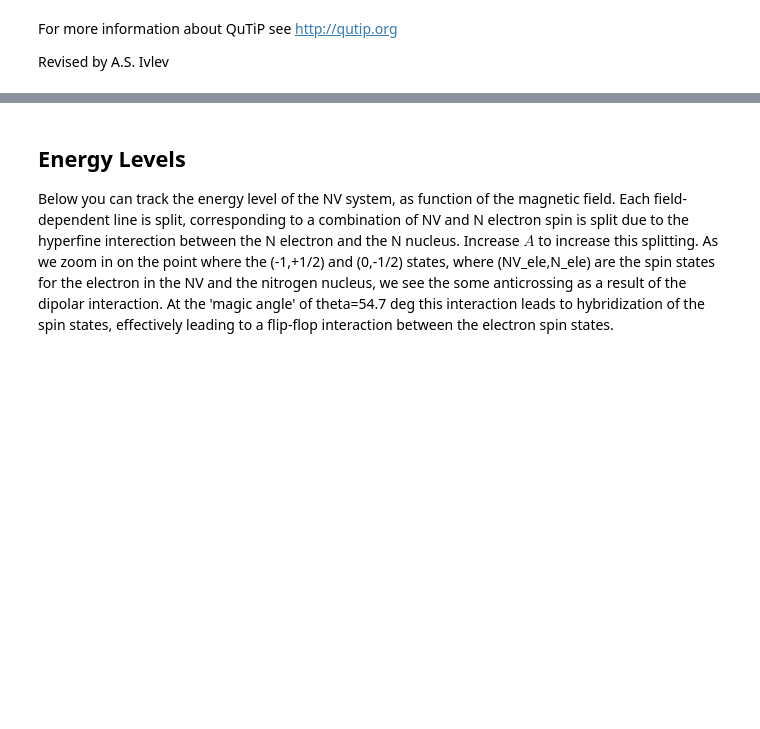
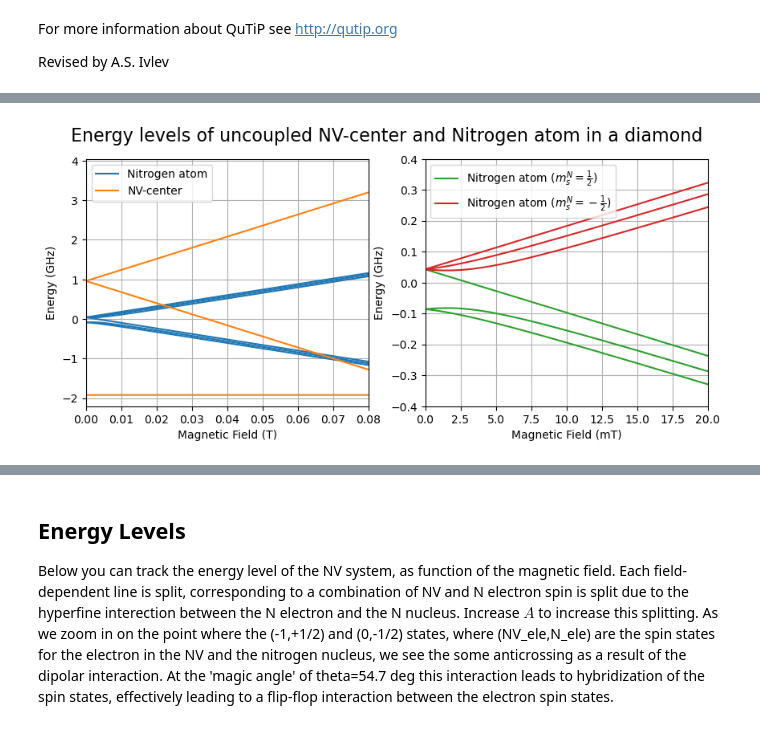
Before and after one commit to RoaldvdBoogaart/QDQC_project, a Jupyter notebook: code/7_HF_couplings_P1center.ipynb, the cells around one changed output, grey strips where cells are left out. Saved outputs shown, nothing was run; the diff lists cells and outputs as text; code cells hidden in the pictures; blank space fills up the shorter version.

Commit message:
add hf plot for NV center

```diff
--- a/code/7_HF_couplings_P1center.ipynb
+++ b/code/7_HF_couplings_P1center.ipynb
@@ -23,0 +34,4 @@ from hamiltonians import nitrogen_vacancy_hamiltonian, nitrogen_hamiltonian, dip
+# %%
+nv_ops_subsys = (S1_x, S1_y, S1_z)
+n_ops_subsys = (tensor(qeye(3), S_x), tensor(qeye(3), S_y), tensor(qeye(3), S_z))
+i_ops_subsys = (tensor(S1_x, qeye(2)), tensor(S1_y, qeye(2)), tensor(S1_z, qeye(2)))
@@ -23,0 +60,46 @@ from hamiltonians import nitrogen_vacancy_hamiltonian, nitrogen_hamiltonian, dip
+# %%
+fig, ax = plt.subplots(1, 2, figsize=(10, 4))
+
+fig.suptitle('Energy levels of uncoupled NV-center and Nitrogen atom in a diamond', fontsize=16)
+
+for i in range(6):
+    if i == 0:
+        ax[0].plot(b_fields, (N_eigen_energies[i, :] / 1e9).tolist(), label='Nitrogen atom', color='C0')
+    else:
+        ax[0].plot(b_fields, (N_eigen_energies[i, :] / 1e9).tolist(), color='C0')
+
+for i in range(3):
+    if i == 0:
+        ax[0].plot(b_fields, (NV_eigen_energies[i, :] / 1e9).tolist(), label='NV-center', color='C1')
+    else:
+        ax[0].plot(b_fields, (NV_eigen_energies[i, :] / 1e9).tolist(), color='C1')
+
+ax[0].set_xlabel('Magnetic Field (T)')
+ax[0].set_ylabel('Energy (GHz)')
+ax[0].set_xlim(0, 800e-4)
+
+ax[0].grid()
+ax[0].legend()
+
+for i in range(3):
+    if i == 0:
+        ax[1].plot(b_fields * 1e3, (N_eigen_energies[i, :] / 1e9).tolist(), label=r'Nitrogen atom ($m^{N}_s = \frac{1}{2}$)', color='C2')
+    else:
+        ax[1].plot(b_fields * 1e3, (N_eigen_energies[i, :] / 1e9).tolist(), color='C2')
+
+for i in range(3):
+    if i == 0:
+        ax[1].plot(b_fields * 1e3, (N_eigen_energies[i + 3, :] / 1e9).tolist(), label=r'Nitrogen atom ($m^{N}_s = -\frac{1}{2}$)', color='C3')
+    else:
+        ax[1].plot(b_fields * 1e3, (N_eigen_energies[i + 3, :] / 1e9).tolist(), color='C3')
+
+ax[1].set_xlabel('Magnetic Field (mT)')
+ax[1].set_ylabel('Energy (GHz)')
+ax[1].set_xlim(0, 200e-1)
+ax[1].set_ylim(-0.4, 0.4)
+ax[1].grid()
+ax[1].legend()
+
+plt.show()
+# %% [output]
+[figure, added]
```
Also changed, not shown: parts of 24 cells of this notebook, 2 other files.
